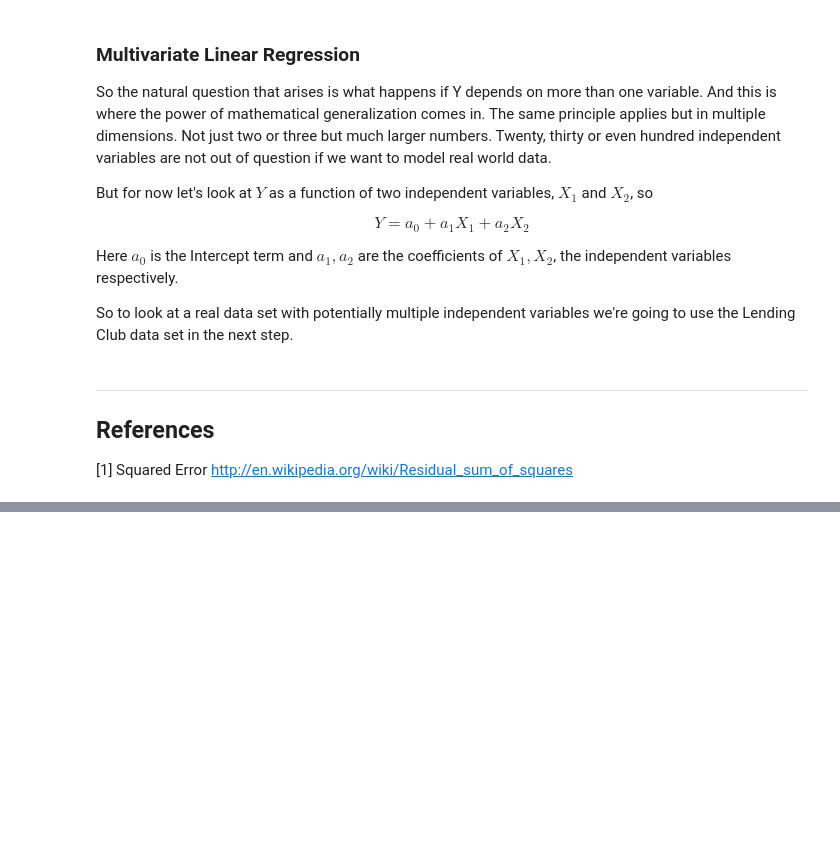
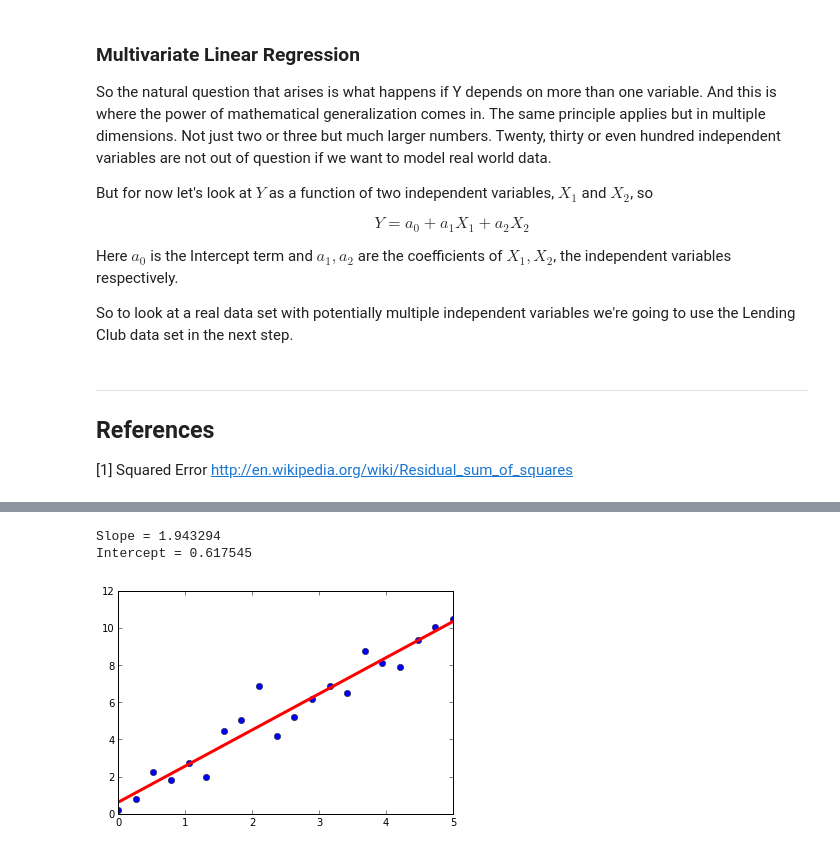
Before and after one commit to nborwankar/opendatasci, a Jupyter notebook: notebooks/A1. Linear Regression - Overview.ipynb, the cells around one changed output, grey strips where cells are left out. Saved outputs shown, nothing was run; the diff lists cells and outputs as text; code cells hidden in the pictures; blank space fills up the shorter version.

Commit message:
update to python for lin reg overview - see code at end of notebook after refernces

```diff
--- a/notebooks/A1. Linear Regression - Overview.ipynb
+++ b/notebooks/A1. Linear Regression - Overview.ipynb
@@ -258,30 +258,3 @@ def css_styling():
     styles = open("../styles/custom.css", "r").read()
     return HTML(styles)
 css_styling()
-# %%
-%%R
-library(ggplot2)
-# this code is used to generate the figure but won't be visible in the published notebook
-# it will just have the image below
-X=seq(0,2,by=0.2)
-set.seed(2)
-X2 = 0.4*rnorm(length(X))
-Y2 = 3*(X+X2)+1
-#plot(X, Y, xlab='X-axis',ylab='Y-axis',main='Physics lab observations (X,Y).')
-plot(X, Y2, xlab='Force',ylab='Acceleration',main='Physics lab observations (Force, Acceleration).')
-res = lm(Y2~X)
-abline(res)
-print(res)
-
-# this code is used to generate the figure but won't be visible in the published notebook
-# it will just have the image below
-#X=seq(0,2,by=0.2)
-set.seed(3)
-X3 = 0.4*rnorm(length(X))
-Y3 = 3*(X+X3)+1
-#plot(X, Y, xlab='X-axis',ylab='Y-axis',main='Physics lab observations (X,Y).')
-plot(X, Y3, xlab='Force',ylab='Acceleration',main='Physics lab observations (Force, Acceleration).')
-res = lm(Y3~X)
-abline(res)
-print(res)
-physlab = data.frame(X, Y2, Y3)
@@ -304,0 +291,13 @@ Coefficients:
+# %%
+z = 0.65*np.random.normal(size=20)
+y = 2*x + 0.5 + z
+model = sm.OLS(y,X)
+gradient, intercept = model.fit().params
+plot(x,y,'o')
+abline(intercept,gradient,'r',linewidth=3)
+print "Slope = %f"% (gradient)
+print "Intercept = %f" % (intercept)
+# %% [output]
+Slope = 1.943294
+Intercept = 0.617545
+[figure, added]
```
Also changed, not shown: parts of 3 cells of this notebook, 1 other file.
